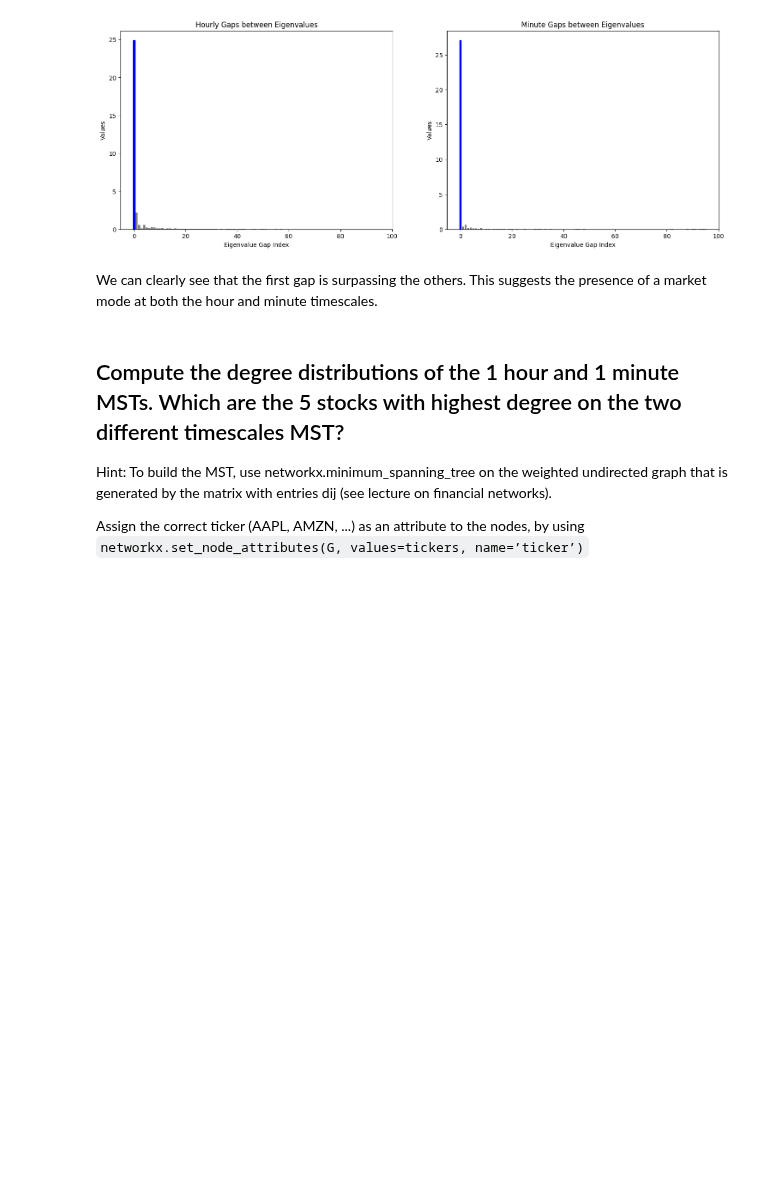
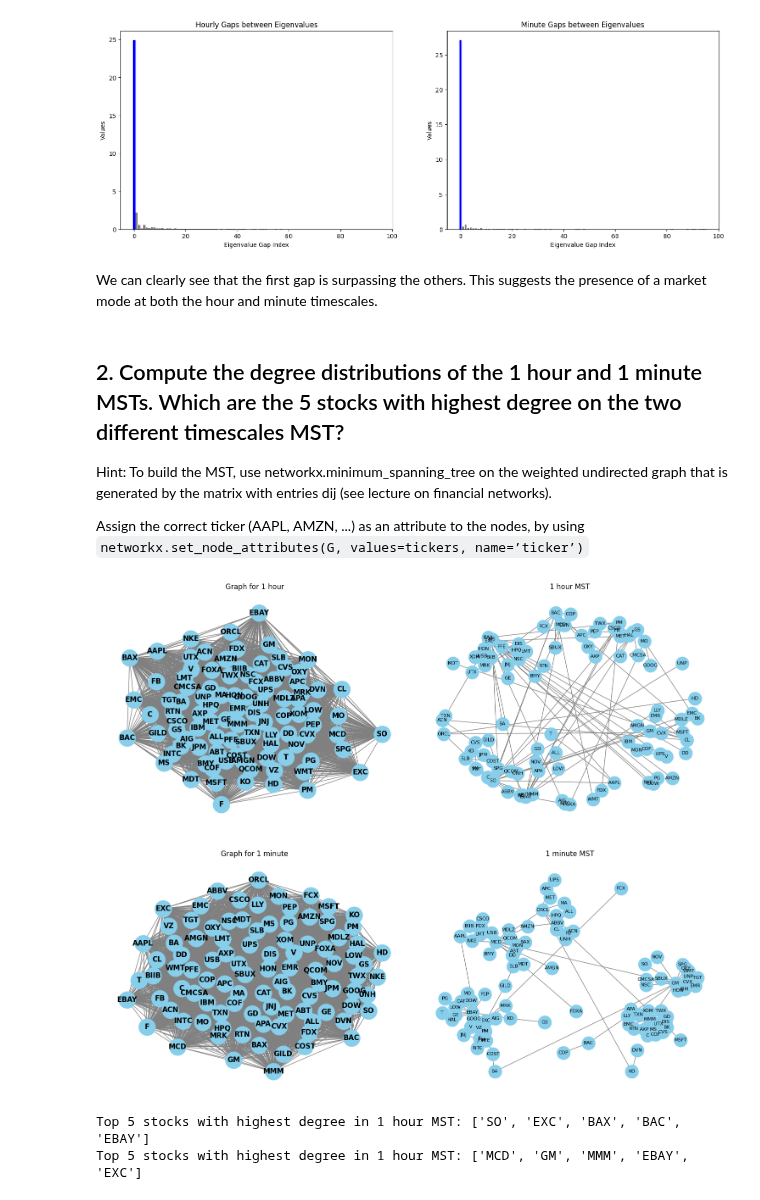
Before and after one commit to HuberNicolas/network-science-uzh, a Jupyter notebook: assignment-3/Assignment_03.ipynb, the cells around one changed output. Cells and saved outputs as stored; diff of their text form; code cells hidden in the pictures; blank space fills up the shorter version.

```diff
--- a/assignment-3/Assignment_03.ipynb
+++ b/assignment-3/Assignment_03.ipynb
@@ -150,6 +150,9 @@ with tqdm(total=len(npy_files), desc="Loading NPY Files") as pbar:
         print(f"Finished loading {array_name}")
 
         pbar.update(1)  # Update the progress bar
+
+# Get stocknames
+stocks = np.loadtxt(directory+"/stocknames.txt", dtype=str)
 # %% [output]
 Finished loading cormat_1h
 Finished loading cormat_onefactor_1h
@@ -357,8 +360,12 @@ plt.show()
 # %% [markdown]
 We can clearly see that the first gap is surpassing the others. This suggests the presence of a market mode at both the hour and minute timescales.
 # %% [markdown]
-##  Compute the degree distributions of the 1 hour and 1 minute MSTs. Which are the 5 stocks with highest degree on the two different timescales MST?
+##  2. Compute the degree distributions of the 1 hour and 1 minute MSTs. Which are the 5 stocks with highest degree on the two different timescales MST?
 Hint: To build the MST, use networkx.minimum_spanning_tree on the weighted undirected graph that is generated by the matrix with entries dij (see lecture on financial networks).
 
 Assign the correct ticker (AAPL, AMZN, ...) as an attribute to the nodes, by using
 `networkx.set_node_attributes(G, values=tickers, name=’ticker’)`
+# %%
+cormat_1h = arrays_nyse["cormat_1h"]
+cormat_1m = arrays_nyse["cormat_1m"]
+tickers = stocks
@@ -364,0 +401,66 @@ Assign the correct ticker (AAPL, AMZN, ...) as an attribute to the nodes, by usi
+# %%
+# Show it graphically
+
+# Make MSTs (Cheapest Path to each node)
+mst_1h = nx.minimum_spanning_tree(G_1h)
+
+# Subplot for 1h
+plt.figure(figsize=(15, 6))
+
+# Plot the G_1h
+plt.subplot(1, 2, 1)
+pos = nx.spring_layout(G_1h)  # You can choose a different layout if needed
+nx.draw(G_1h, pos, with_labels=True, node_size=800, node_color='skyblue', font_weight='bold', edge_color='gray')
+plt.title('Graph for 1 hour')
+
+# Plot the mst_1h
+plt.subplot(1, 2, 2)
+pos = nx.spring_layout(mst_1h)  # You can use different layout algorithms
+nx.draw(mst_1h, pos, with_labels=True, font_size=8, font_color='black', node_size=500, node_color='skyblue', edge_color='gray')
+plt.title('1 hour MST')
+
+plt.tight_layout()
+plt.show()
+
+
+
+# Make MSTs (Cheapest Path to each node)
+mst_1m = nx.minimum_spanning_tree(G_1m)
+
+# Subplot for 1h
+plt.figure(figsize=(15, 6))
+
+# Plot the G_1h
+plt.subplot(1, 2, 1)
+pos = nx.spring_layout(G_1m)  # You can choose a different layout if needed
+nx.draw(G_1m, pos, with_labels=True, node_size=800, node_color='skyblue', font_weight='bold', edge_color='gray')
+plt.title('Graph for 1 minute')
+
+# Plot the mst_1h
+plt.subplot(1, 2, 2)
+pos = nx.spring_layout(mst_1m)  # You can use different layout algorithms
+nx.draw(mst_1m, pos, with_labels=True, font_size=8, font_color='black', node_size=500, node_color='skyblue', edge_color='gray')
+plt.title('1 minute MST')
+
+plt.tight_layout()
+plt.show()
+# %% [output]
+[figure, added]
+[figure, added]
+# %%
+# Print Result
+
+# Compute degree distributions
+degree_distribution_1h = dict(mst_1h.degree())
+degree_distribution_1m = dict(mst_1m.degree())
+
+# Sort the degree distribution (dict) after descending values
+sorted_dict_desc_1h = dict(sorted(degree_distribution_1h.items(), key=lambda item: item[1], reverse=True))
+sorted_dict_desc_1m = dict(sorted(degree_distribution_1m.items(), key=lambda item: item[1], reverse=True))
+
+# Print Result
+print("Top 5 stocks with highest degree in 1 hour MST:", list(sorted_dict_desc_1h.keys())[:5])
+print("Top 5 stocks with highest degree in 1 hour MST:", list(sorted_dict_desc_1m.keys())[:5])
+# %% [output]
+Top 5 stocks with highest degree in 1 hour MST: ['SO', 'EXC', 'BAX', 'BAC', 'EBAY']
+Top 5 stocks with highest degree in 1 hour MST: ['MCD', 'GM', 'MMM', 'EBAY', 'EXC']
```
Also changed, not shown: parts of 2 cells of this notebook.
